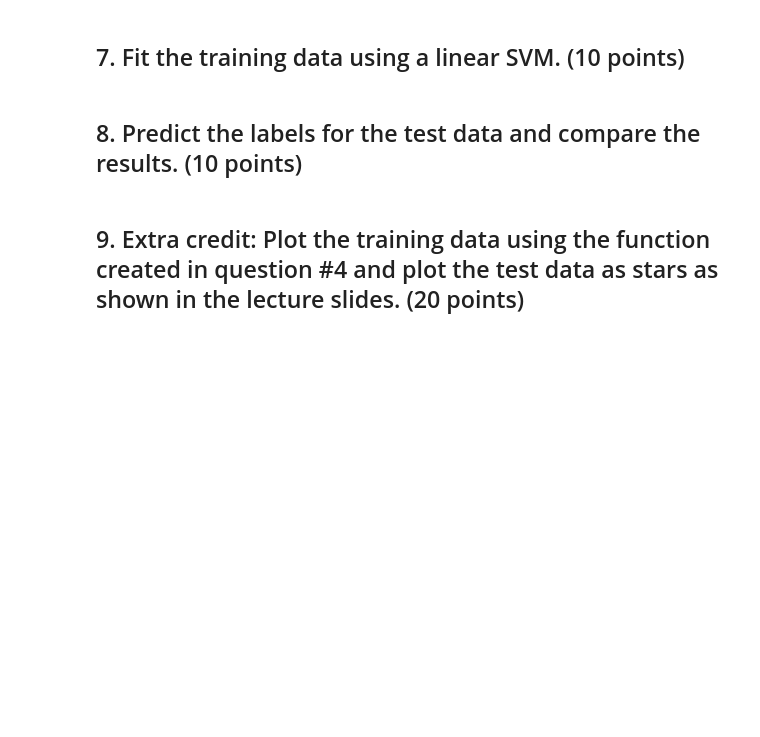
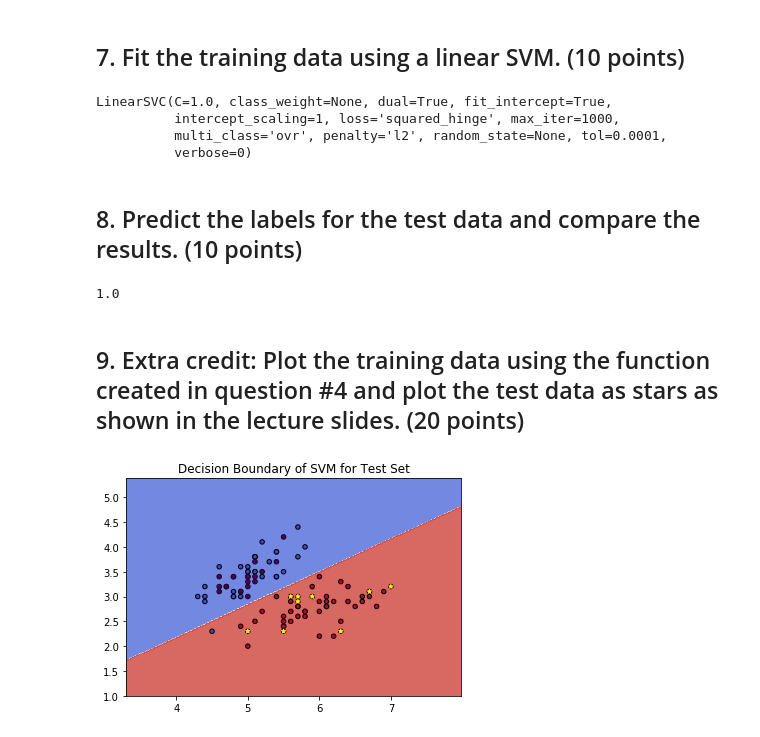
Before and after one commit to sblack4/is675-intro-to-ml, a Jupyter notebook: Homework/06/Homework.ipynb, the cells around one changed output. Cells and saved outputs as stored; diff of their text form; code cells hidden in the pictures; blank space fills up the shorter version.

```diff
--- a/Homework/06/Homework.ipynb
+++ b/Homework/06/Homework.ipynb
@@ -28,8 +99,33 @@ Summer 2019
 # %% [markdown]
 ## 6. Divide the data into two sets: train (75%) and test (25%). (10 points)
+# %%
+x_train, x_test, y_train, y_test = train_test_split(data, target,
+                                                    test_size=0.25)
 # %% [markdown]
 ## 7. Fit the training data using a linear SVM. (10 points)
+# %%
+linear_svm_2 = svm.LinearSVC()
+linear_svm_2.fit(x_train, y_train)
+# %% [output]
+LinearSVC(C=1.0, class_weight=None, dual=True, fit_intercept=True,
+          intercept_scaling=1, loss='squared_hinge', max_iter=1000,
+          multi_class='ovr', penalty='l2', random_state=None, tol=0.0001,
+          verbose=0)
 # %% [markdown]
 ## 8. Predict the labels for the test data and compare the results. (10 points)
+# %%
+predictions = linear_svm_2.predict(x_test)
+linear_svm_2.score(x_test, y_test)
+# %% [output]
+1.0
 # %% [markdown]
 ## 9. Extra credit: Plot the training data using the function created in question #4 and plot the test data as stars as shown in the lecture slides. (20 points)
+# %%
+plot, axes = plot_svm(linear_svm_2, data, target,
+                      'Decision Boundary of SVM for Test Set')
+X, Y = x_test[:, 0], x_test[:, 1]
+
+axes.scatter(X, Y, c=y_test, marker='*', s=20)
+plot.show()
+# %% [output]
+[figure, added]
```
Also changed, not shown: parts of 6 cells of this notebook.
